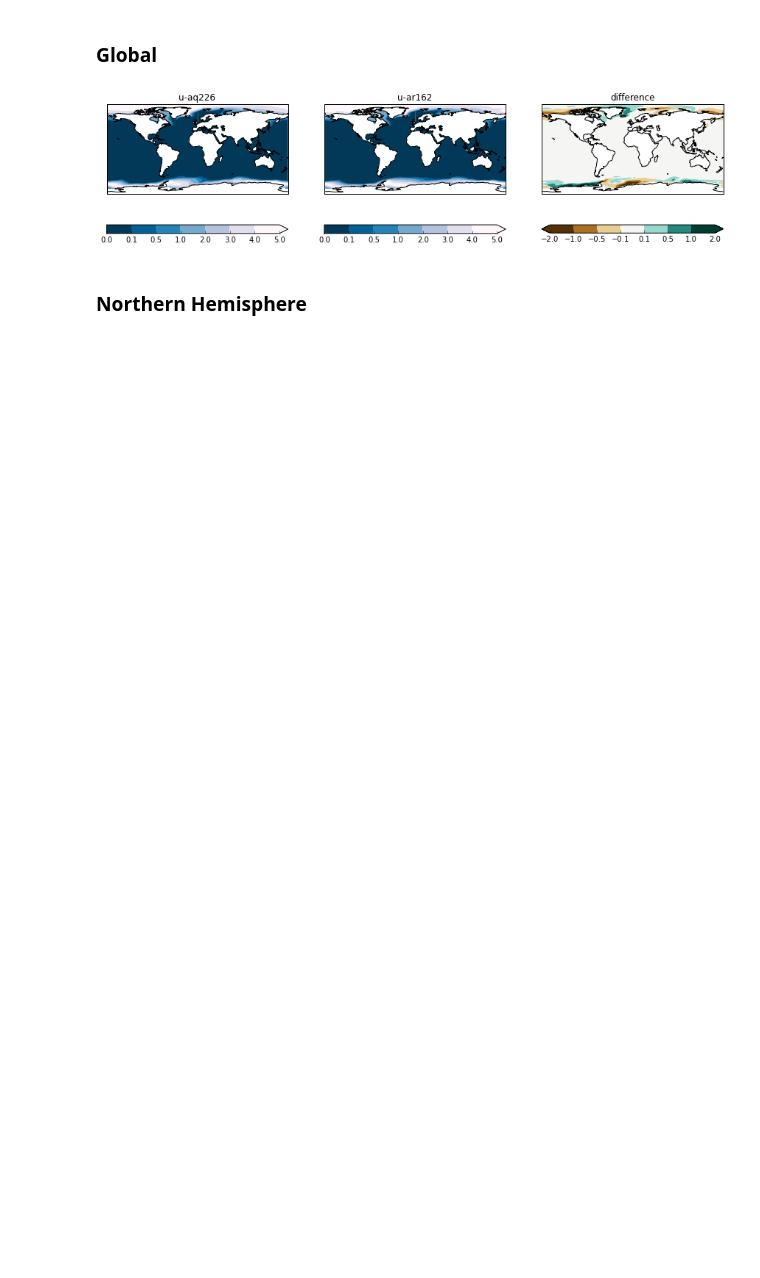
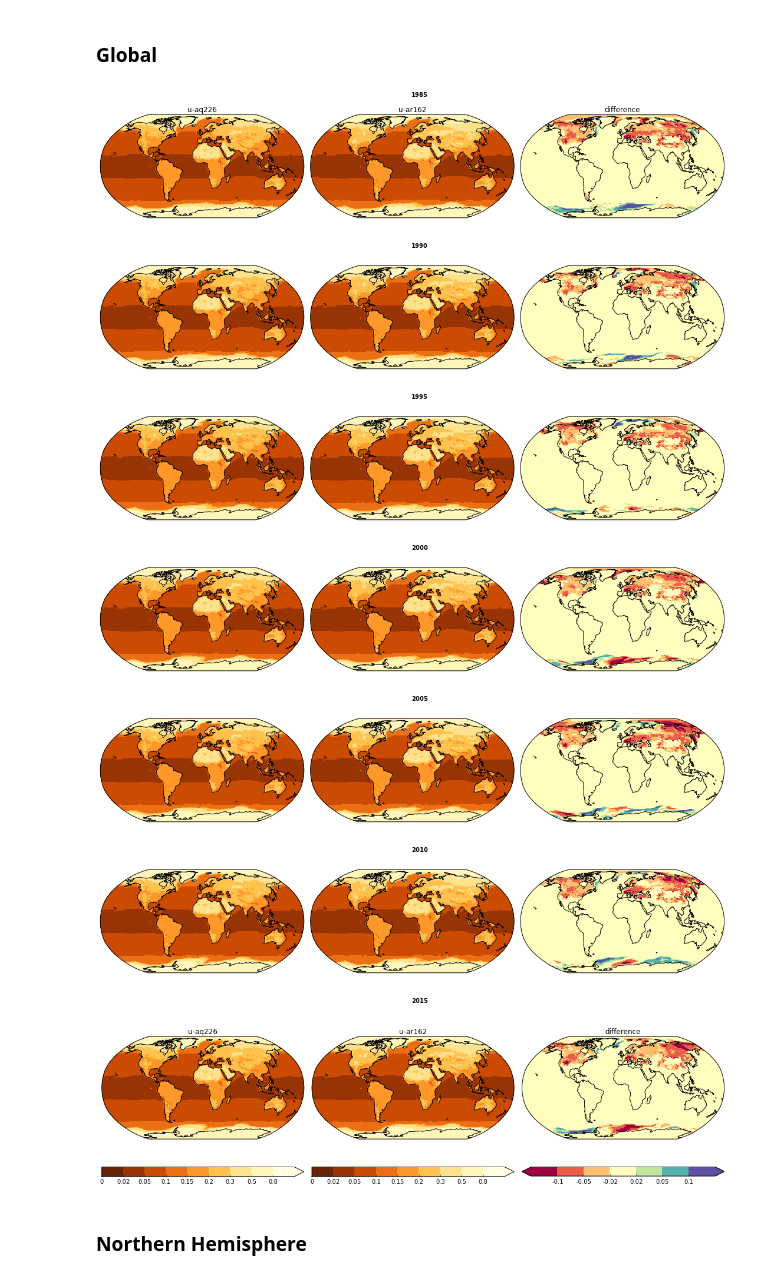
Before and after one commit to douglask3/albedo_teleconection, a Jupyter notebook: plot_SW.ipynb, the cells around one changed output. Saved outputs shown, nothing was run; the diff lists cells and outputs as text; code cells hidden in the pictures; blank space fills up the shorter version.

```diff
--- a/plot_SW.ipynb
+++ b/plot_SW.ipynb
@@ -101,6 +70,2 @@ def plot_projection(last_year = None, *args, **kw):
 # %% [markdown]
 ### Global
-# %%
-plot_projection(projection = ccrs.PlateCarree())
-# %% [output]
-[figure, removed]
@@ -107,2 +75,14 @@ plot_projection(projection = ccrs.PlateCarree())
+# %%
+
+warnings.filterwarnings('ignore')
+map_years_local(yscale = 0.6)
+# %% [output]
+[figure, added]
+[figure, added]
+[figure, added]
+[figure, added]
+[figure, added]
+[figure, added]
+[figure, added]
 # %% [markdown]
 ### Northern Hemisphere
```
Also changed, not shown: parts of 15 cells of this notebook, 2 other files.
